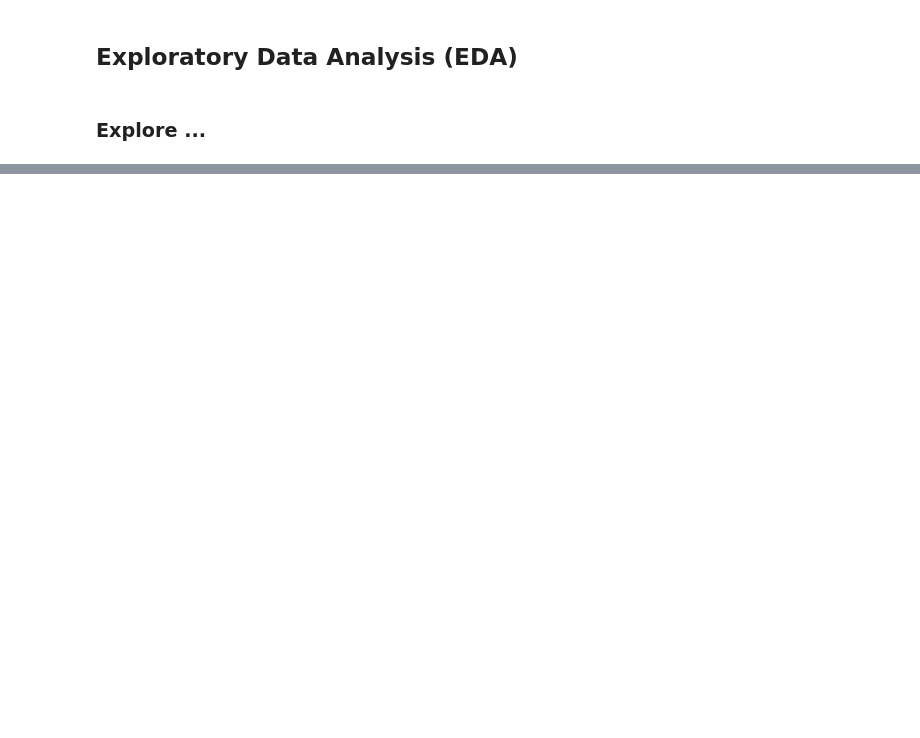
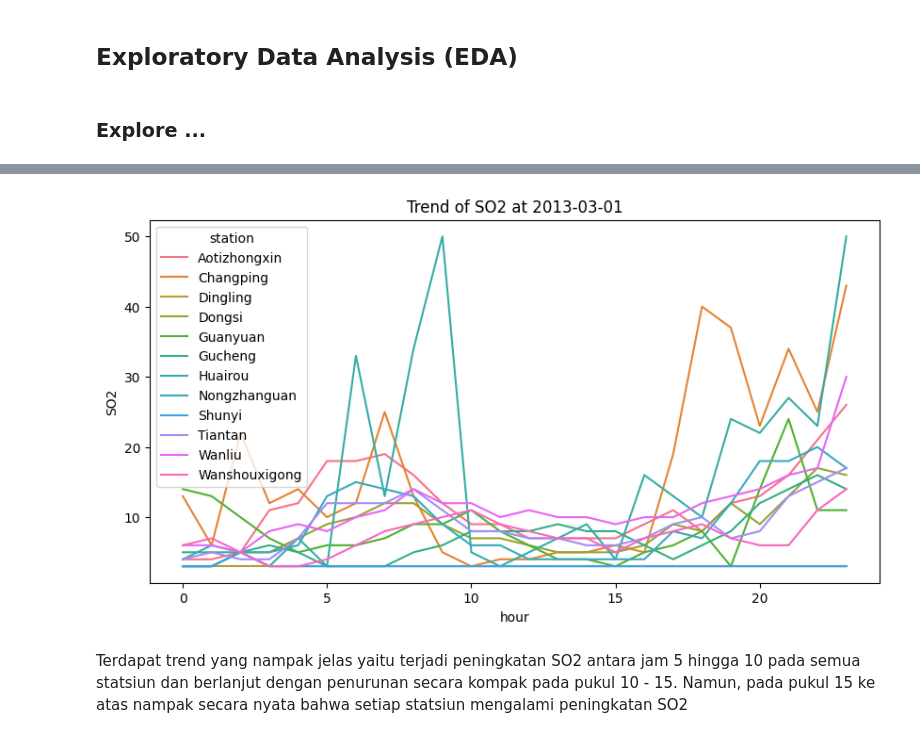
Before and after one commit to IvanSholana/Air-Quality-Dashboard, a Jupyter notebook: Proyek Analisis Data.ipynb, the cells around one changed output, grey strips where cells are left out. Cells and saved outputs as stored; diff of their text form; code cells hidden in the pictures; blank space fills up the shorter version.

```diff
--- a/Proyek Analisis Data.ipynb
+++ b/Proyek Analisis Data.ipynb
@@ -202,0 +257,11 @@ for i in station:
+# %%
+filtered_data = air_quality.loc[(air_quality['datetime'] =='2013-03-01')]
+
+plt.figure(figsize=(10,5))
+plt.title("Trend of SO2 at 2013-03-01")
+sns.lineplot(y=filtered_data['SO2'],x=filtered_data['hour'],hue=filtered_data['station'])
+plt.show()
+# %% [output]
+[figure, added]
+# %% [markdown]
+Terdapat trend yang nampak jelas yaitu terjadi peningkatan SO2 antara jam 5 hingga 10 pada semua statsiun dan berlanjut dengan penurunan secara kompak pada pukul 10 - 15. Namun, pada pukul 15 ke atas nampak secara nyata bahwa setiap statsiun mengalami peningkatan SO2
```
Also changed, not shown: parts of 11 cells of this notebook, 1 other file.
